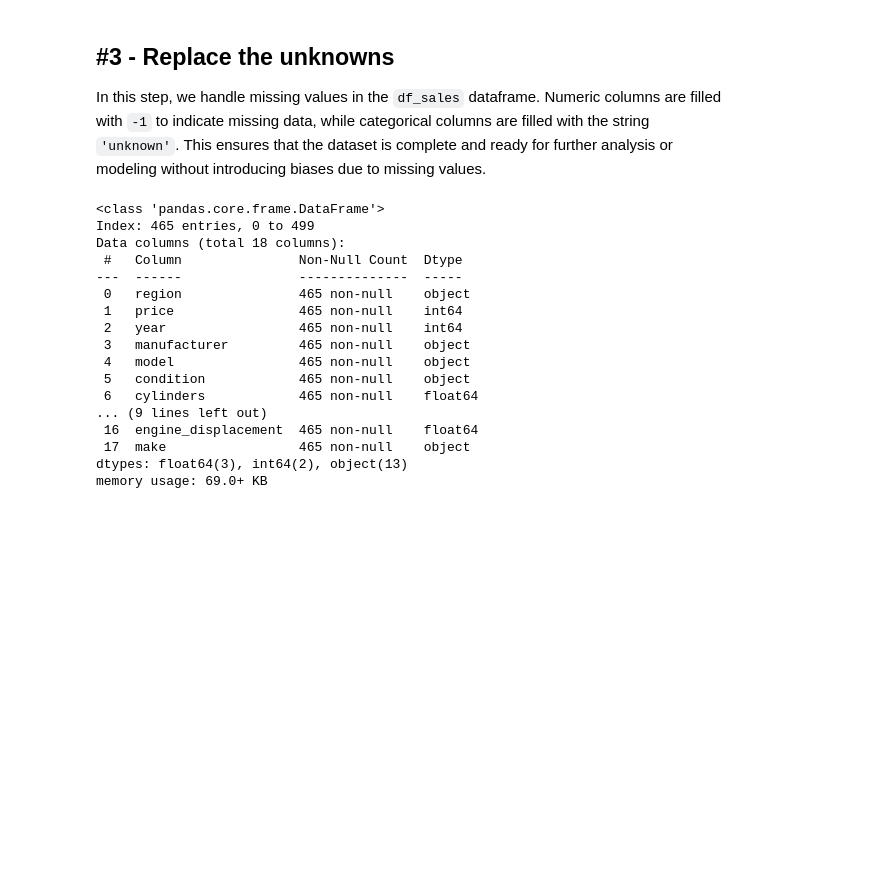
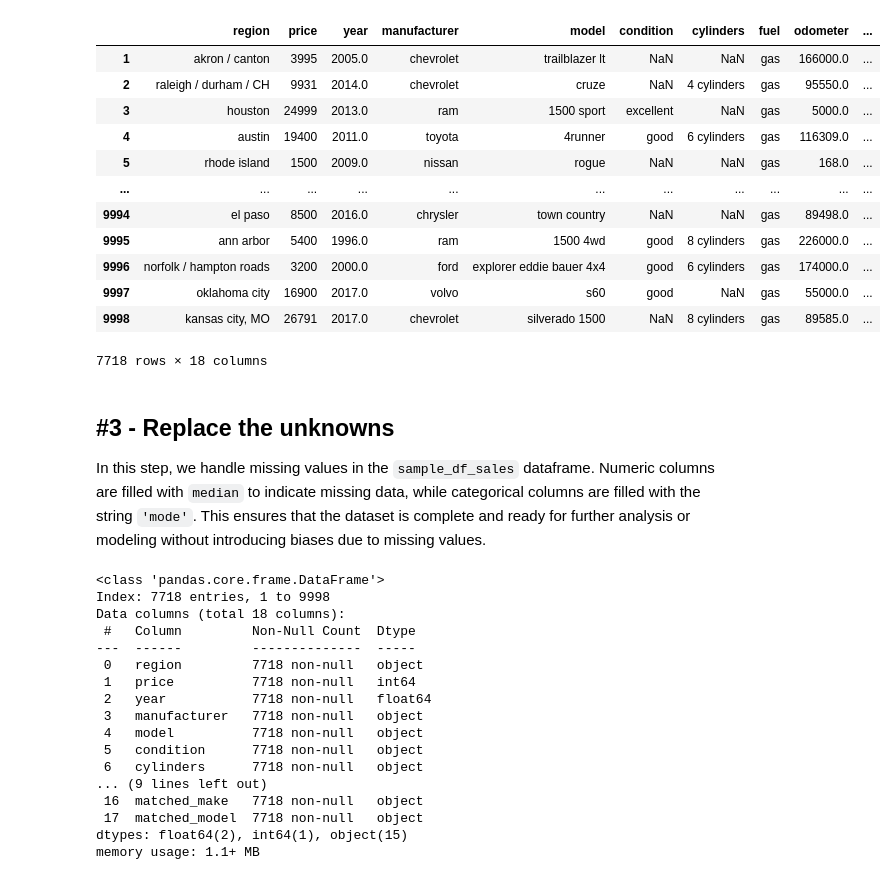
Before and after one commit to kurvidah/car-prediction, a Jupyter notebook: src/clean.ipynb, the cells around one changed output. Saved outputs shown, nothing was run; the diff lists cells and outputs as text; code cells hidden in the pictures; blank space fills up the shorter version.

Commit message:
✅ Avoid dataset reload & Change imputation technic

```diff
--- a/src/clean.ipynb
+++ b/src/clean.ipynb
@@ -4,6 +4,3 @@ import pandas as pd
 
 df_sales = pd.read_csv('../dataset/vehicles.csv')
 df_details = pd.read_json('../dataset/vehicle_details.json')
-# %%
-# Pick a small sample of the data for testing
-df_sales = df_sales.sample(n=500, random_state=42).reset_index(drop=True)
@@ -13,11 +6,0 @@ We start by selecting only the relevant columns from the `df_sales` and `df_deta
-# %%
-# Data preprocessing
-df_sales = df_sales.drop(columns=['id', 'url', 'region_url', 'VIN', 'image_url',
-              'description', 'county', 'lat', 'long', 'size'], errors='ignore')
-
-df_details = df_details[['make', 'model', 'year', 'cylinders',
-                         'displ', 'drive', 'fueltype1', 'vclass']]
-
-# Remove rows with suspicious values
-df_sales = df_sales[df_sales['price'] > 1000] # Remove rows with price less than 1000
-df_sales = df_sales[df_sales['year'] > 1990] # Remove rows with year less than 1990
@@ -120,0 +27,4 @@ memory usage: 69.0+ KB
+# %%
+# Pick a small sample of the data for testing
+# Store processed data to prevent reload
+sample_df_sales = df_sales.sample(n=10000).reset_index(drop=True)
@@ -120,0 +34,11 @@ memory usage: 69.0+ KB
+# %%
+# Data preprocessing
+sample_df_sales = sample_df_sales.drop(columns=['id', 'url', 'region_url', 'VIN', 'image_url',
+              'description', 'county', 'lat', 'long', 'size'], errors='ignore')
+
+df_details = df_details[['make', 'model', 'year', 'cylinders',
+                         'displ', 'drive', 'fueltype1', 'vclass']]
+
+# Remove rows with suspicious values
+sample_df_sales = sample_df_sales[sample_df_sales['price'] > 1000] # Remove rows with price less than 1000
+sample_df_sales = sample_df_sales[sample_df_sales['year'] > 1990] # Remove rows with year less than 1990
@@ -121,3 +143,19 @@ memory usage: 69.0+ KB
+# %%
+sample_df_sales
+# %% [output]
+|  | region | price | year | manufacturer | model | condition | cylinders | fuel | odometer | ... |
+| 1 | akron / canton | 3995 | 2005.0 | chevrolet | trailblazer lt | NaN | NaN | gas | 166000.0 | ... |
+| 2 | raleigh / durham / CH | 9931 | 2014.0 | chevrolet | cruze | NaN | 4 cylinders | gas | 95550.0 | ... |
+| 3 | houston | 24999 | 2013.0 | ram | 1500 sport | excellent | NaN | gas | 5000.0 | ... |
+| 4 | austin | 19400 | 2011.0 | toyota | 4runner | good | 6 cylinders | gas | 116309.0 | ... |
+| 5 | rhode island | 1500 | 2009.0 | nissan | rogue | NaN | NaN | gas | 168.0 | ... |
+| ... | ... | ... | ... | ... | ... | ... | ... | ... | ... | ... |
+| 9994 | el paso | 8500 | 2016.0 | chrysler | town country | NaN | NaN | gas | 89498.0 | ... |
+| 9995 | ann arbor | 5400 | 1996.0 | ram | 1500 4wd | good | 8 cylinders | gas | 226000.0 | ... |
+| 9996 | norfolk / hampton roads | 3200 | 2000.0 | ford | explorer eddie bauer 4x4 | good | 6 cylinders | gas | 174000.0 | ... |
+| 9997 | oklahoma city | 16900 | 2017.0 | volvo | s60 | good | NaN | gas | 55000.0 | ... |
+| 9998 | kansas city, MO | 26791 | 2017.0 | chevrolet | silverado 1500 | NaN | 8 cylinders | gas | 89585.0 | ... |
+7718 rows × 18 columns
 # %% [markdown]
 ## #3 - Replace the unknowns
-In this step, we handle missing values in the `df_sales` dataframe. Numeric columns are filled with `-1` to indicate missing data, while categorical columns are filled with the string `'unknown'`. This ensures that the dataset is complete and ready for further analysis or modeling without introducing biases due to missing values.
+In this step, we handle missing values in the `sample_df_sales` dataframe. Numeric columns are filled with `median` to indicate missing data, while categorical columns are filled with the string `'mode'`. This ensures that the dataset is complete and ready for further analysis or modeling without introducing biases due to missing values.
@@ -132,20 +174,20 @@ df_sales[categorical_columns] = df_sales[categorical_columns].fillna('unknown')
 # %%
-df_sales.info()
+sample_df_sales.info()
 # %% [output]
 <class 'pandas.core.frame.DataFrame'>
-Index: 465 entries, 0 to 499
+Index: 7718 entries, 1 to 9998
 Data columns (total 18 columns):
- #   Column               Non-Null Count  Dtype
----  ------               --------------  -----
- 0   region               465 non-null    object
- 1   price                465 non-null    int64
- 2   year                 465 non-null    int64
- 3   manufacturer         465 non-null    object
- 4   model                465 non-null    object
- 5   condition            465 non-null    object
- 6   cylinders            465 non-null    float64
+ #   Column         Non-Null Count  Dtype
+---  ------         --------------  -----
+ 0   region         7718 non-null   object
+ 1   price          7718 non-null   int64
+ 2   year           7718 non-null   float64
+ 3   manufacturer   7718 non-null   object
+ 4   model          7718 non-null   object
+ 5   condition      7718 non-null   object
+ 6   cylinders      7718 non-null   object
 ... (9 lines left out)
- 16  engine_displacement  465 non-null    float64
- 17  make                 465 non-null    object
-dtypes: float64(3), int64(2), object(13)
-memory usage: 69.0+ KB
+ 16  matched_make   7718 non-null   object
+ 17  matched_model  7718 non-null   object
+dtypes: float64(2), int64(1), object(15)
+memory usage: 1.1+ MB
```
Also changed, not shown: parts of 11 cells of this notebook.
